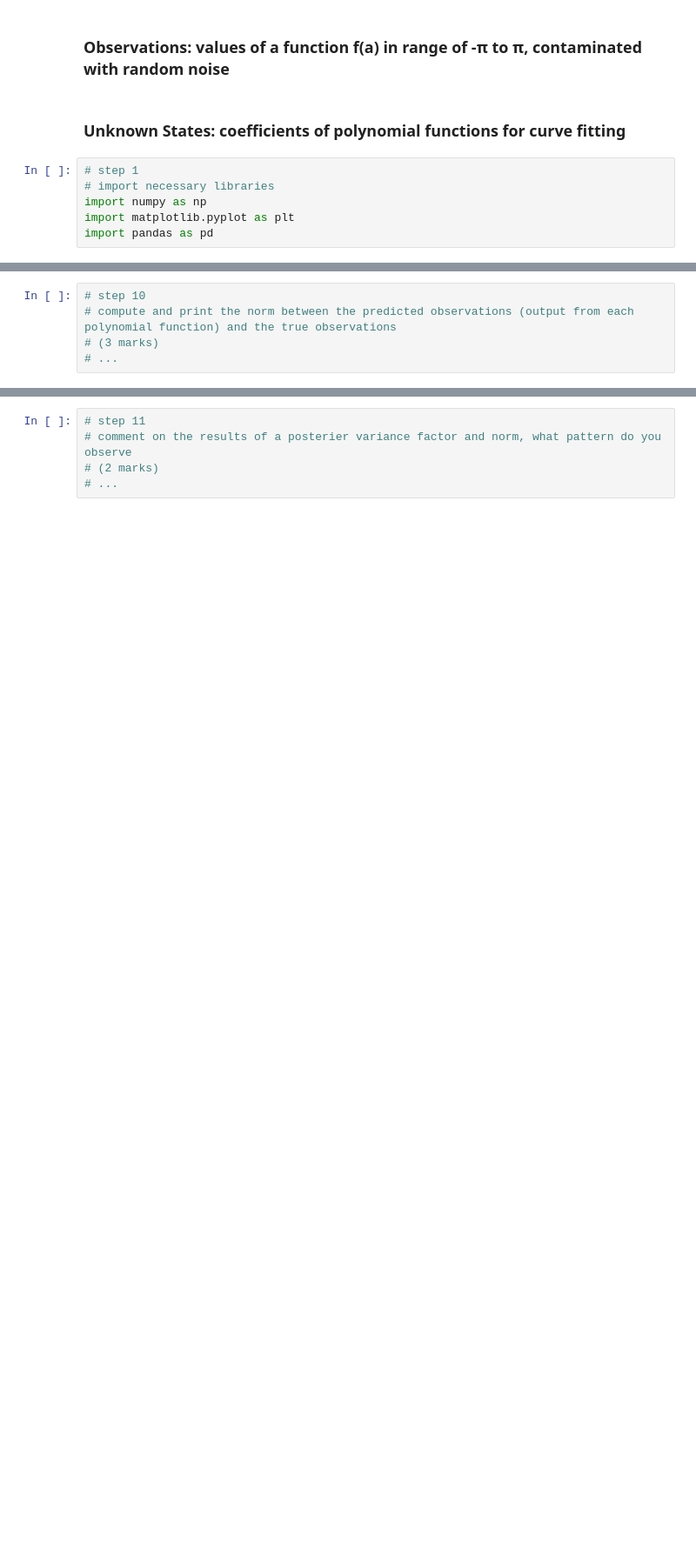
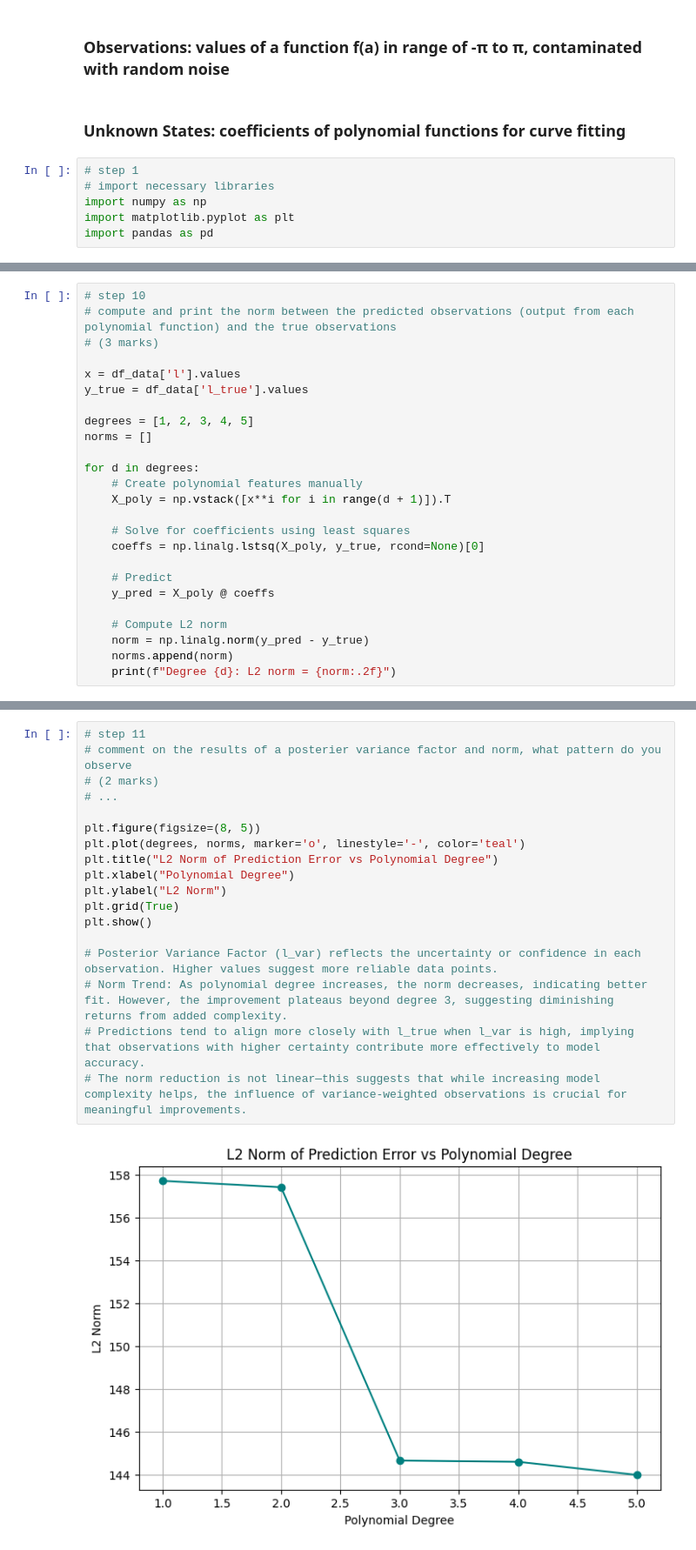
Before and after one commit to AngelicaCasibua/ENGG680_2025_Fall, a Jupyter notebook: Lab_Assignment1/Assignment1.ipynb, the cells around one changed output, grey strips where cells are left out. Shown at 87% size. Drawn from its saved outputs; the diff is of its cells as text; blank space fills up the shorter version.

```diff
--- a/Lab_Assignment1/Assignment1.ipynb
+++ b/Lab_Assignment1/Assignment1.ipynb
@@ -1036,4 +1125,24 @@ fig.tight_layout()
 # step 10
 # compute and print the norm between the predicted observations (output from each polynomial function) and the true observations
 # (3 marks)
-# ...
+
+x = df_data['l'].values
+y_true = df_data['l_true'].values
+
+degrees = [1, 2, 3, 4, 5]
+norms = []
+
+for d in degrees:
+    # Create polynomial features manually
+    X_poly = np.vstack([x**i for i in range(d + 1)]).T
+
+    # Solve for coefficients using least squares
+    coeffs = np.linalg.lstsq(X_poly, y_true, rcond=None)[0]
+
+    # Predict
+    y_pred = X_poly @ coeffs
+
+    # Compute L2 norm
+    norm = np.linalg.norm(y_pred - y_true)
+    norms.append(norm)
+    print(f"Degree {d}: L2 norm = {norm:.2f}")
@@ -1040,8 +1155,23 @@ fig.tight_layout()
 # %%
 # step 11
 # comment on the results of a posterier variance factor and norm, what pattern do you observe
 # (2 marks)
 # ...
+
+plt.figure(figsize=(8, 5))
+plt.plot(degrees, norms, marker='o', linestyle='-', color='teal')
+plt.title("L2 Norm of Prediction Error vs Polynomial Degree")
+plt.xlabel("Polynomial Degree")
+plt.ylabel("L2 Norm")
+plt.grid(True)
+plt.show()
+
+# Posterior Variance Factor (l_var) reflects the uncertainty or confidence in each observation. Higher values suggest more reliable data points.
+# Norm Trend: As polynomial degree increases, the norm decreases, indicating better fit. However, the improvement plateaus beyond degree 3, suggesting diminishing returns from added complexity.
+# Predictions tend to align more closely with l_true when l_var is high, implying that observations with higher certainty contribute more effectively to model accuracy.
+# The norm reduction is not linear—this suggests that while increasing model complexity helps, the influence of variance-weighted observations is crucial for meaningful improvements.
+# %% [output]
+[figure, added]
 # %%
 # step 12
 # now, let's define the P matrix with the proper weights of observation
```
Also changed, not shown: parts of 15 cells of this notebook.
